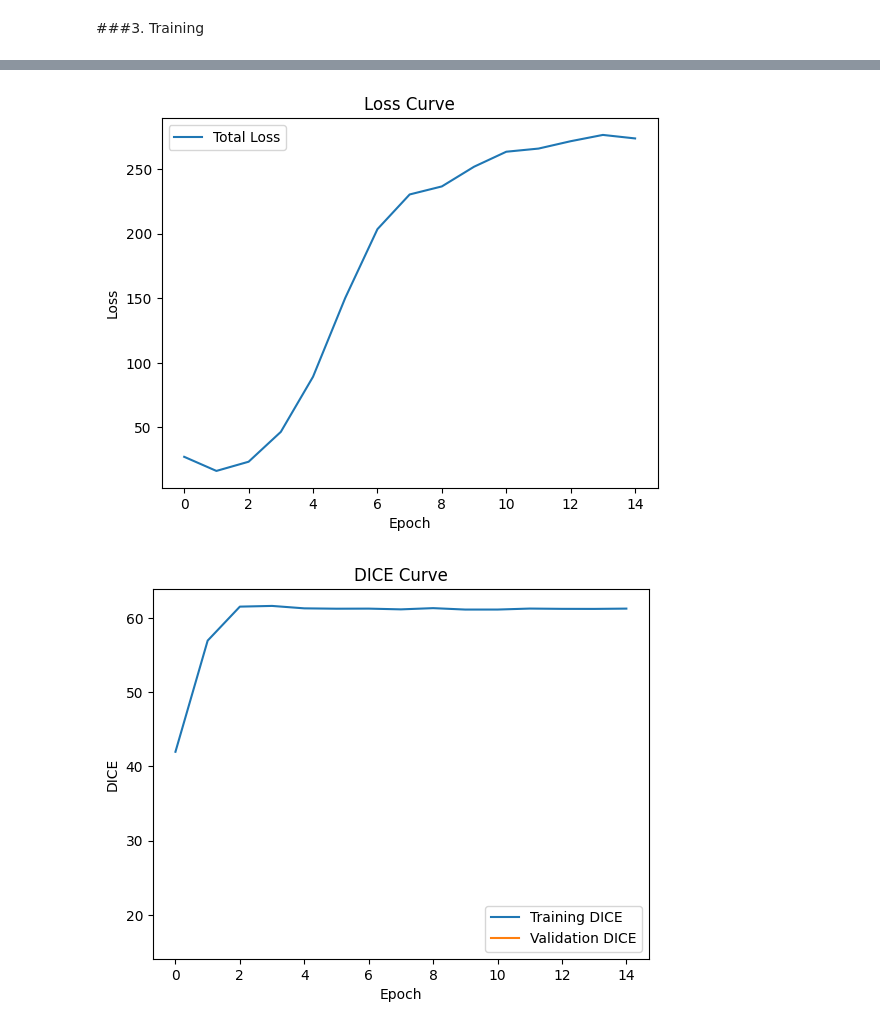
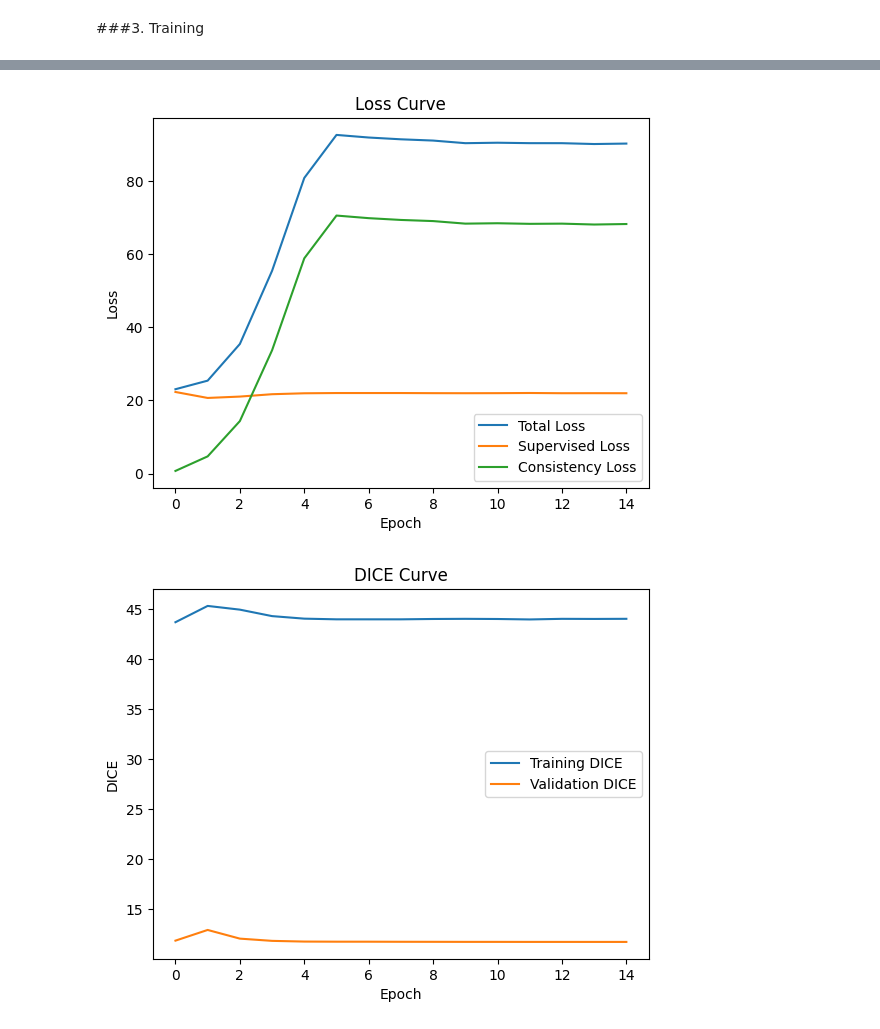
Before and after one commit to UrMBCMRabbont/ELEC4010N, a Jupyter notebook: Final Project/Project2/ELEC4010N_FinalProject2.ipynb, the cells around one changed output, grey strips where cells are left out. Saved outputs shown, nothing was run; the diff lists cells and outputs as text; code cells hidden in the pictures.

Commit message:
plottin are wrong & mse seems bad & need change to ROI

```diff
--- a/Final Project/Project2/ELEC4010N_FinalProject2.ipynb
+++ b/Final Project/Project2/ELEC4010N_FinalProject2.ipynb
@@ -579,14 +572,14 @@ class MeanTeacherModel(nn.Module):
 
     # Adjust the weight of the consistency loss to rely on teacher's prediction
     # The weight factor decreases from 1 to 0 during the first 5 epochs
-    def sigmoid_rampup(self, current_epoch):
-        current_epoch = np.clip(current_epoch, 0.0, 7.0)
-        phase = 1.0 - current_epoch / 7.0
+    def sigmoid_rampup(self, current_epoch, rampup_len=5):
+        current_epoch = np.clip(current_epoch, 0.0, rampup_len)
+        phase = 1.0 - current_epoch / rampup_len
         return np.exp(-5.0 * phase * phase).astype(np.float32)
 
     # The weight decreases from 2
     def get_consistency_weight(self, epoch):
-        return 2.0 * self.sigmoid_rampup(epoch)
+        return self.sigmoid_rampup(epoch)
 # %% [markdown]
 ### Medical Image Metrics
 # %%
@@ -807,31 +811,33 @@ Epoch [15/15],   Mean Train Loss: 4.1481,   Mean Train Dice: 0.9283,   Mean Val
 # %%
 # Plot loss curve
 fig = plt.figure()
 plt.plot(loss_total_list, label='Total Loss')
+plt.plot(loss_sup_list, label='Supervised Loss')
+plt.plot(loss_con_list, label='Consistency Loss')
 plt.xlabel('Epoch')
 plt.ylabel('Loss')
 plt.title('Loss Curve')
 plt.legend()
 plt.show()
 
 # Plot accuracy curve
 fig = plt.figure()
 plt.plot(dice_train_list, label='Training DICE')
 plt.plot(dice_val_list, label='Validation DICE')
 plt.xlabel('Epoch')
 plt.ylabel('DICE')
 plt.title('DICE Curve')
 plt.legend()
 plt.show()
 
 # Plot AUC curve
 fig = plt.figure()
 plt.plot(asd_val_list, label='Validation ASD')
 plt.xlabel('Epoch')
 plt.ylabel('ASD')
 plt.title('ASD Curve')
 plt.legend()
 plt.show()
 # %% [output]
-[figure, old version]
+[figure, new version]
-[figure, old version]
+[figure, new version]
```
Also changed, not shown: parts of 7 cells of this notebook.
